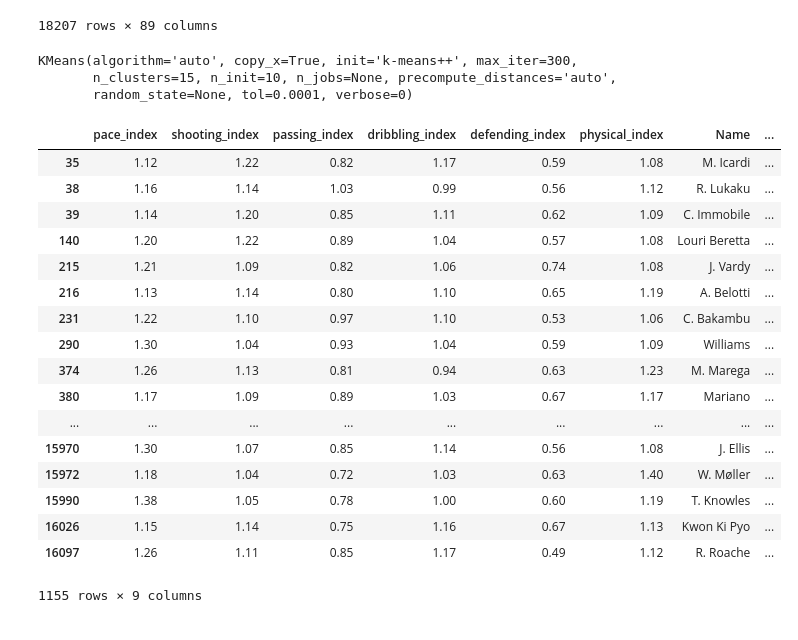
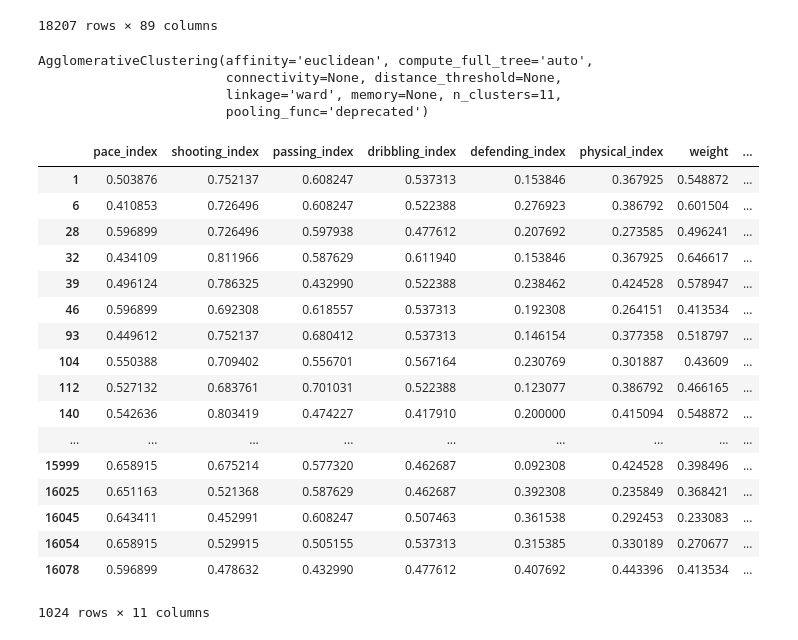
Before and after one commit to emredogan7/soccer-player-archetype-clustering, a Jupyter notebook: main.ipynb, the cells around one changed output. Cells and saved outputs as stored; diff of their text form; code cells hidden in the pictures.

Commit message:
Updated normalization method, added weight and height data.

```diff
--- a/main.ipynb
+++ b/main.ipynb
@@ -73,3 +121,28 @@ def data_separator(data_original):
+# %%
+def weight_formatter(players):
+    """
+    all weights are used in lbs.
+    """
+
+    for index, row in players.iterrows():
+        players.at[index, 'Weight'] = float(row['Weight'].split('lbs')[0])
+
+    return players['Weight']
+
+
+def height_formatter(players):
+    """
+    converted all heights to centimeters.
+    """
+    for index, row in players.iterrows():
+        players.at[index, 'Height'] = round(float(row['Height'].split("'")[0]) * 30.48 + float(row['Height'].split("'")[1]) * 2.54)
+
+    return players['Height']
 # %%
 # Dropping the goalkeeper instances and removing unnecessary attributes.
 data_pd_cleaned = data_separator(data_pd)
+
+data_fielded = organize_attributes(data_pd_cleaned)
+
+data_fielded["weight"] = weight_formatter(data_pd_cleaned)
+data_fielded["height"] = height_formatter(data_pd_cleaned)
@@ -128,35 +149,44 @@ data_fielded = organize_attributes(data_pd_cleaned)
+# %%
+#normalized_df=(data_fielded-data_fielded.mean())/data_fielded.std()
+normalized_df=(data_fielded-data_fielded.min())/(data_fielded.max()-data_fielded.min())
+
+
+data_fielded = normalized_df
 # %%
-from sklearn.cluster import KMeans
+from sklearn.cluster import *
 
-kmeans = KMeans(n_clusters=15)
+
+
+kmeans = AgglomerativeClustering(n_clusters = 11)
 kmeans.fit(data_fielded)
 # %% [output]
-KMeans(algorithm='auto', copy_x=True, init='k-means++', max_iter=300,
-       n_clusters=15, n_init=10, n_jobs=None, precompute_distances='auto',
-       random_state=None, tol=0.0001, verbose=0)
+AgglomerativeClustering(affinity='euclidean', compute_full_tree='auto',
+                        connectivity=None, distance_threshold=None,
+                        linkage='ward', memory=None, n_clusters=11,
+                        pooling_func='deprecated')
 # %%
 data_fielded['Name'] = data_pd_cleaned['Name']
 data_fielded['Age'] = data_pd_cleaned['Age']
 # %%
 data_fielded['Cluster'] = kmeans.labels_
 # %%
-data_fielded[data_fielded['Cluster']==6]
+data_fielded[data_fielded['Cluster']==9]
 # %% [output]
-|  | pace_index | shooting_index | passing_index | dribbling_index | defending_index | physical_index | Name | ... |
-| 35 | 1.12 | 1.22 | 0.82 | 1.17 | 0.59 | 1.08 | M. Icardi | ... |
-| 38 | 1.16 | 1.14 | 1.03 | 0.99 | 0.56 | 1.12 | R. Lukaku | ... |
-| 39 | 1.14 | 1.20 | 0.85 | 1.11 | 0.62 | 1.09 | C. Immobile | ... |
-| 140 | 1.20 | 1.22 | 0.89 | 1.04 | 0.57 | 1.08 | Louri Beretta | ... |
-| 215 | 1.21 | 1.09 | 0.82 | 1.06 | 0.74 | 1.08 | J. Vardy | ... |
-| 216 | 1.13 | 1.14 | 0.80 | 1.10 | 0.65 | 1.19 | A. Belotti | ... |
-| 231 | 1.22 | 1.10 | 0.97 | 1.10 | 0.53 | 1.06 | C. Bakambu | ... |
-| 290 | 1.30 | 1.04 | 0.93 | 1.04 | 0.59 | 1.09 | Williams | ... |
-| 374 | 1.26 | 1.13 | 0.81 | 0.94 | 0.63 | 1.23 | M. Marega | ... |
-| 380 | 1.17 | 1.09 | 0.89 | 1.03 | 0.67 | 1.17 | Mariano | ... |
+|  | pace_index | shooting_index | passing_index | dribbling_index | defending_index | physical_index | weight | ... |
+| 1 | 0.503876 | 0.752137 | 0.608247 | 0.537313 | 0.153846 | 0.367925 | 0.548872 | ... |
+| 6 | 0.410853 | 0.726496 | 0.608247 | 0.522388 | 0.276923 | 0.386792 | 0.601504 | ... |
+| 28 | 0.596899 | 0.726496 | 0.597938 | 0.477612 | 0.207692 | 0.273585 | 0.496241 | ... |
+| 32 | 0.434109 | 0.811966 | 0.587629 | 0.611940 | 0.153846 | 0.367925 | 0.646617 | ... |
+| 39 | 0.496124 | 0.786325 | 0.432990 | 0.522388 | 0.238462 | 0.424528 | 0.578947 | ... |
+| 46 | 0.596899 | 0.692308 | 0.618557 | 0.537313 | 0.192308 | 0.264151 | 0.413534 | ... |
+| 93 | 0.449612 | 0.752137 | 0.680412 | 0.537313 | 0.146154 | 0.377358 | 0.518797 | ... |
+| 104 | 0.550388 | 0.709402 | 0.556701 | 0.567164 | 0.230769 | 0.301887 | 0.43609 | ... |
+| 112 | 0.527132 | 0.683761 | 0.701031 | 0.522388 | 0.123077 | 0.386792 | 0.466165 | ... |
+| 140 | 0.542636 | 0.803419 | 0.474227 | 0.417910 | 0.200000 | 0.415094 | 0.548872 | ... |
 | ... | ... | ... | ... | ... | ... | ... | ... | ... |
-| 15970 | 1.30 | 1.07 | 0.85 | 1.14 | 0.56 | 1.08 | J. Ellis | ... |
-| 15972 | 1.18 | 1.04 | 0.72 | 1.03 | 0.63 | 1.40 | W. Møller | ... |
-| 15990 | 1.38 | 1.05 | 0.78 | 1.00 | 0.60 | 1.19 | T. Knowles | ... |
-| 16026 | 1.15 | 1.14 | 0.75 | 1.16 | 0.67 | 1.13 | Kwon Ki Pyo | ... |
-| 16097 | 1.26 | 1.11 | 0.85 | 1.17 | 0.49 | 1.12 | R. Roache | ... |
+| 15999 | 0.658915 | 0.675214 | 0.577320 | 0.462687 | 0.092308 | 0.424528 | 0.398496 | ... |
+| 16025 | 0.651163 | 0.521368 | 0.587629 | 0.462687 | 0.392308 | 0.235849 | 0.368421 | ... |
+| 16045 | 0.643411 | 0.452991 | 0.608247 | 0.507463 | 0.361538 | 0.292453 | 0.233083 | ... |
+| 16054 | 0.658915 | 0.529915 | 0.505155 | 0.537313 | 0.315385 | 0.330189 | 0.270677 | ... |
+| 16078 | 0.596899 | 0.478632 | 0.432990 | 0.477612 | 0.407692 | 0.443396 | 0.413534 | ... |
-1155 rows × 9 columns
+1024 rows × 11 columns
```
Also changed, not shown: parts of 4 cells of this notebook.
